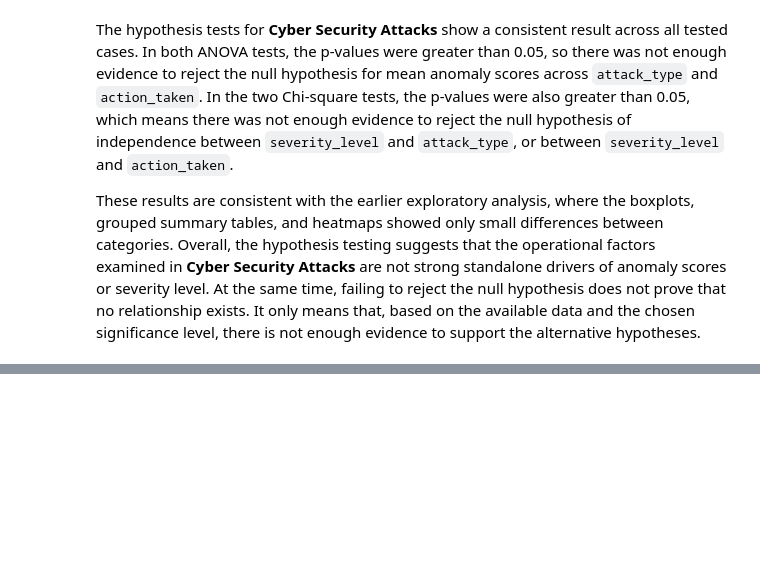
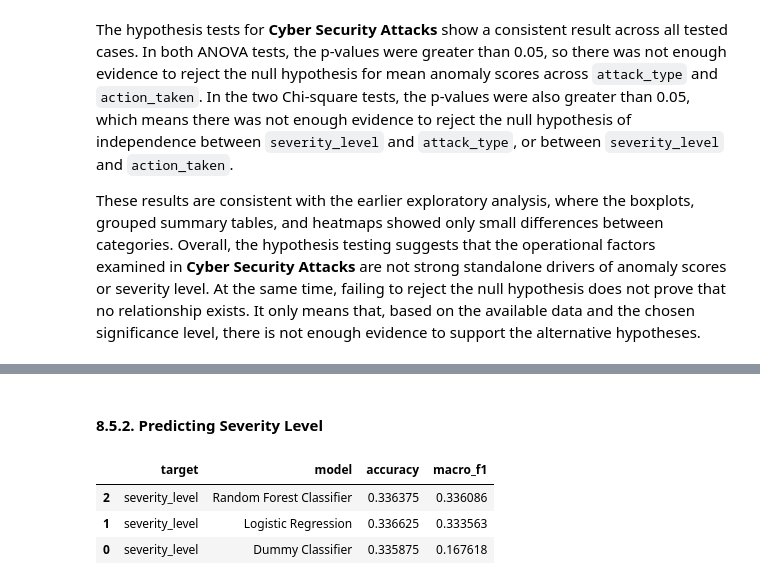
Before and after one commit to AlexanderPanagyurski/cyberattack-severity-analysis, a Jupyter notebook: Drivers of Cyberattack Severity.ipynb, the cells around one changed output, grey strips where cells are left out. Saved outputs shown, nothing was run; the diff lists cells and outputs as text; code cells hidden in the pictures; blank space fills up the shorter version.

```diff
--- a/Drivers of Cyberattack Severity.ipynb
+++ b/Drivers of Cyberattack Severity.ipynb
@@ -2727,0 +2754,21 @@ These results are consistent with the earlier exploratory analysis, where the bo
+# %%
+feature_cols = [
+    "source_port",
+    "destination_port",
+    "protocol",
+    "packet_length",
+    "packet_type",
+    "traffic_type",
+    "attack_type",
+    "attack_signature",
+    "action_taken",
+    "network_segment",
+    "log_source",
+    "malware_indicator_flag",
+    "alert_triggered_flag",
+    "firewall_log_flag",
+    "ids_ips_alert_flag",
+    "state"
+]
+# %%
+target_col = "severity_level"
@@ -2727,0 +2862,15 @@ These results are consistent with the earlier exploratory analysis, where the bo
+# %% [markdown]
+#### 8.5.2. Predicting Severity Level
+# %%
+severity_level_results, severity_level_models = evaluate_classification_models(
+    dataframe=cybersecurity_attacks,
+    feature_cols=feature_cols,
+    target_col=target_col
+)
+
+severity_level_results
+# %% [output]
+|  | target | model | accuracy | macro_f1 |
+| 2 | severity_level | Random Forest Classifier | 0.336375 | 0.336086 |
+| 1 | severity_level | Logistic Regression | 0.336625 | 0.333563 |
+| 0 | severity_level | Dummy Classifier | 0.335875 | 0.167618 |
```
Also changed, not shown: parts of 15 cells of this notebook.
